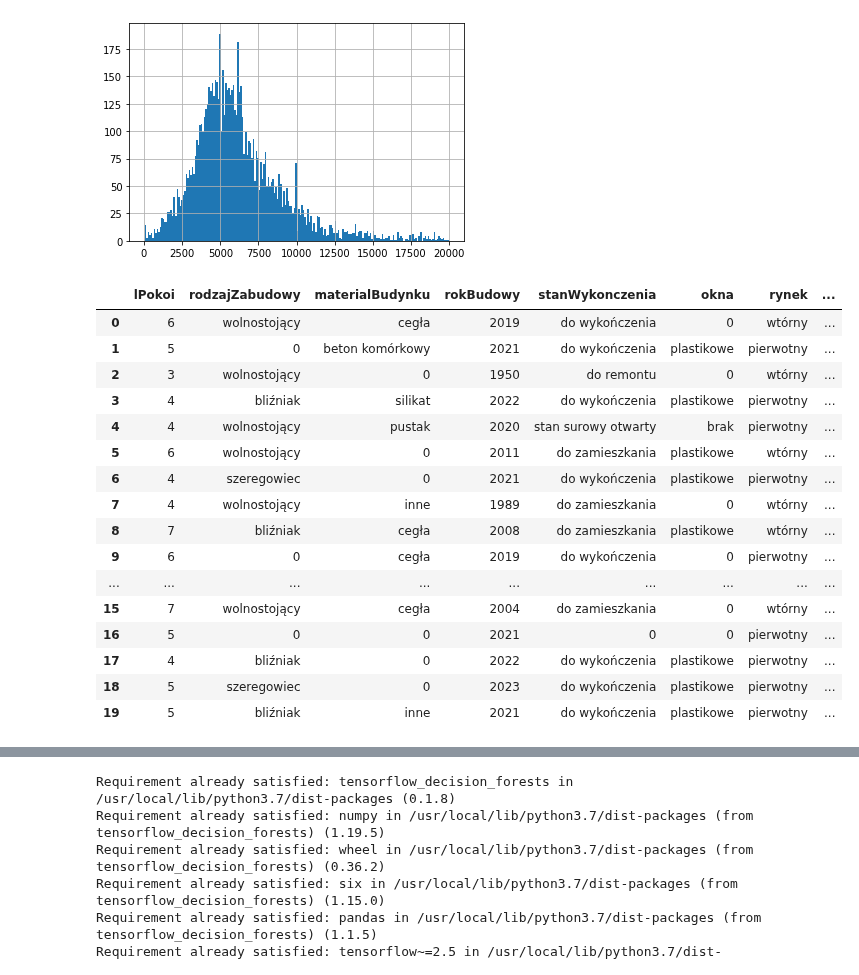
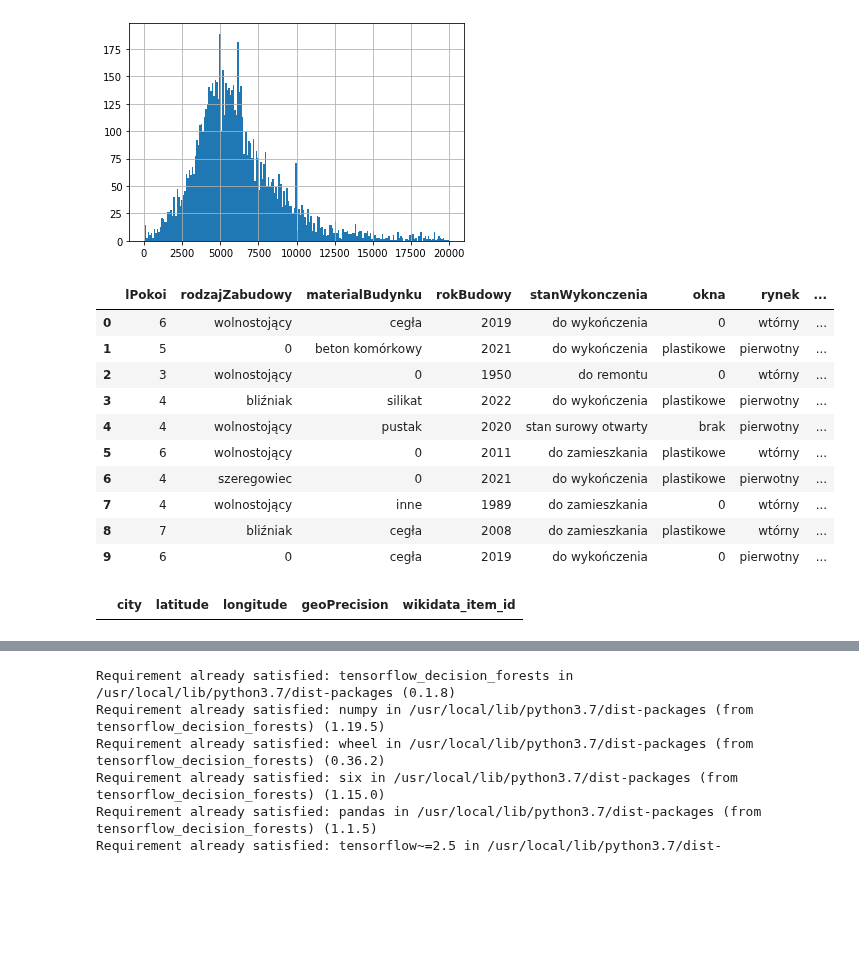
Before and after one commit to KacperGrodecki/Masovian-real-estate, a Jupyter notebook: mazowieckie_colab.ipynb, the cells around one changed output, grey strips where cells are left out. Saved outputs shown, nothing was run; the diff lists cells and outputs as text; code cells hidden in the pictures; blank space fills up the shorter version.

```diff
--- a/mazowieckie_colab.ipynb
+++ b/mazowieckie_colab.ipynb
@@ -269,23 +414,21 @@ concat_dropped_dumm,concat_dropped=makeDataFrame(filename)
 # %% [output]
 [figure]
 # %%
-concat_dropped.head(20)
+concat_dropped.head(10)
 # %% [output]
 |  | lPokoi | rodzajZabudowy | materialBudynku | rokBudowy | stanWykonczenia | okna | rynek | ... |
 | 0 | 6 | wolnostojący | cegła | 2019 | do wykończenia | 0 | wtórny | ... |
 | 1 | 5 | 0 | beton komórkowy | 2021 | do wykończenia | plastikowe | pierwotny | ... |
 | 2 | 3 | wolnostojący | 0 | 1950 | do remontu | 0 | wtórny | ... |
 | 3 | 4 | bliźniak | silikat | 2022 | do wykończenia | plastikowe | pierwotny | ... |
 | 4 | 4 | wolnostojący | pustak | 2020 | stan surowy otwarty | brak | pierwotny | ... |
 | 5 | 6 | wolnostojący | 0 | 2011 | do zamieszkania | plastikowe | wtórny | ... |
 | 6 | 4 | szeregowiec | 0 | 2021 | do wykończenia | plastikowe | pierwotny | ... |
 | 7 | 4 | wolnostojący | inne | 1989 | do zamieszkania | 0 | wtórny | ... |
 | 8 | 7 | bliźniak | cegła | 2008 | do zamieszkania | plastikowe | wtórny | ... |
 | 9 | 6 | 0 | cegła | 2019 | do wykończenia | 0 | pierwotny | ... |
-| ... | ... | ... | ... | ... | ... | ... | ... | ... |
-| 15 | 7 | wolnostojący | cegła | 2004 | do zamieszkania | 0 | wtórny | ... |
-| 16 | 5 | 0 | 0 | 2021 | 0 | 0 | pierwotny | ... |
-| 17 | 4 | bliźniak | 0 | 2022 | do wykończenia | plastikowe | pierwotny | ... |
-| 18 | 5 | szeregowiec | 0 | 2023 | do wykończenia | plastikowe | pierwotny | ... |
-| 19 | 5 | bliźniak | inne | 2021 | do wykończenia | plastikowe | pierwotny | ... |
+# %%
+dfCities[dfCities['city']=='Słupno']
+# %% [output]
+|  | city | latitude | longitude | geoPrecision | wikidata_item_id |
 # %%
```
Also changed, not shown: parts of 21 cells of this notebook.
